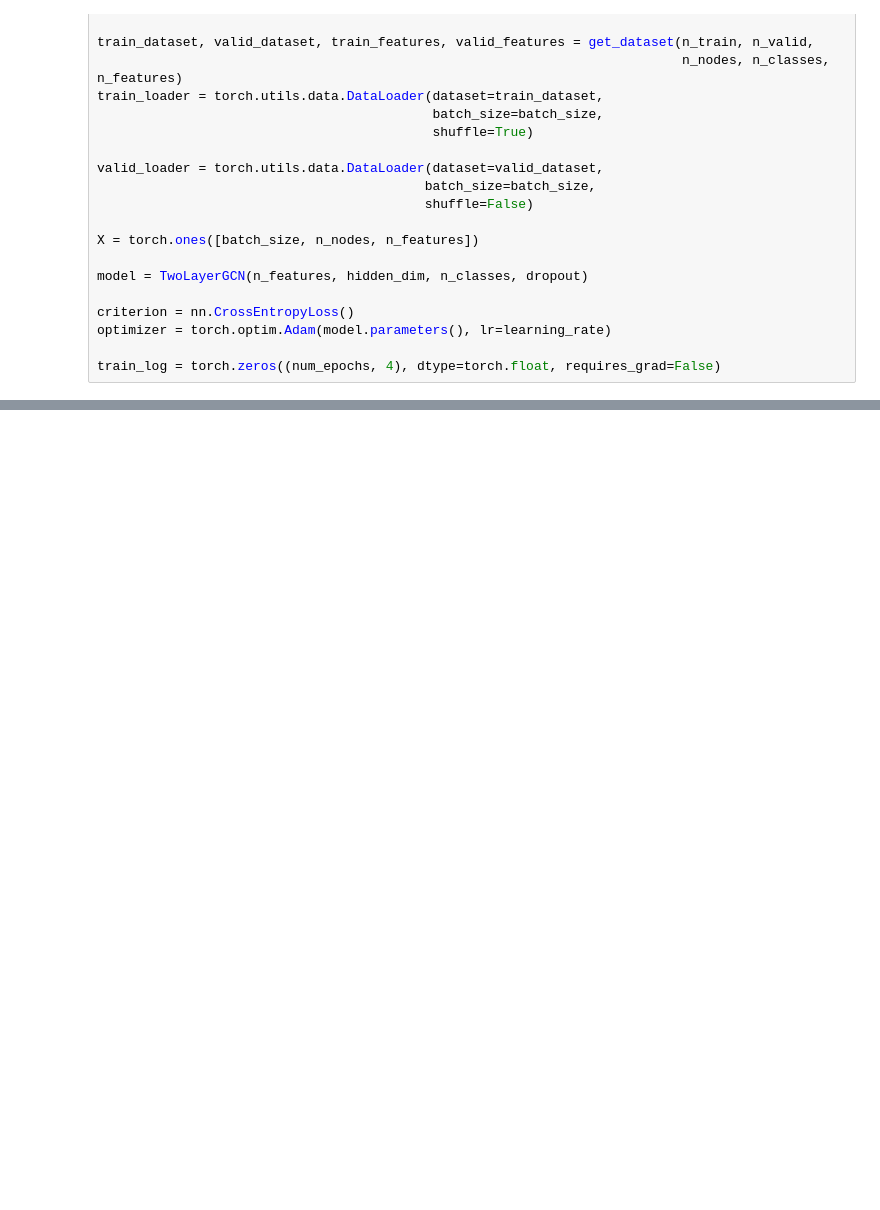
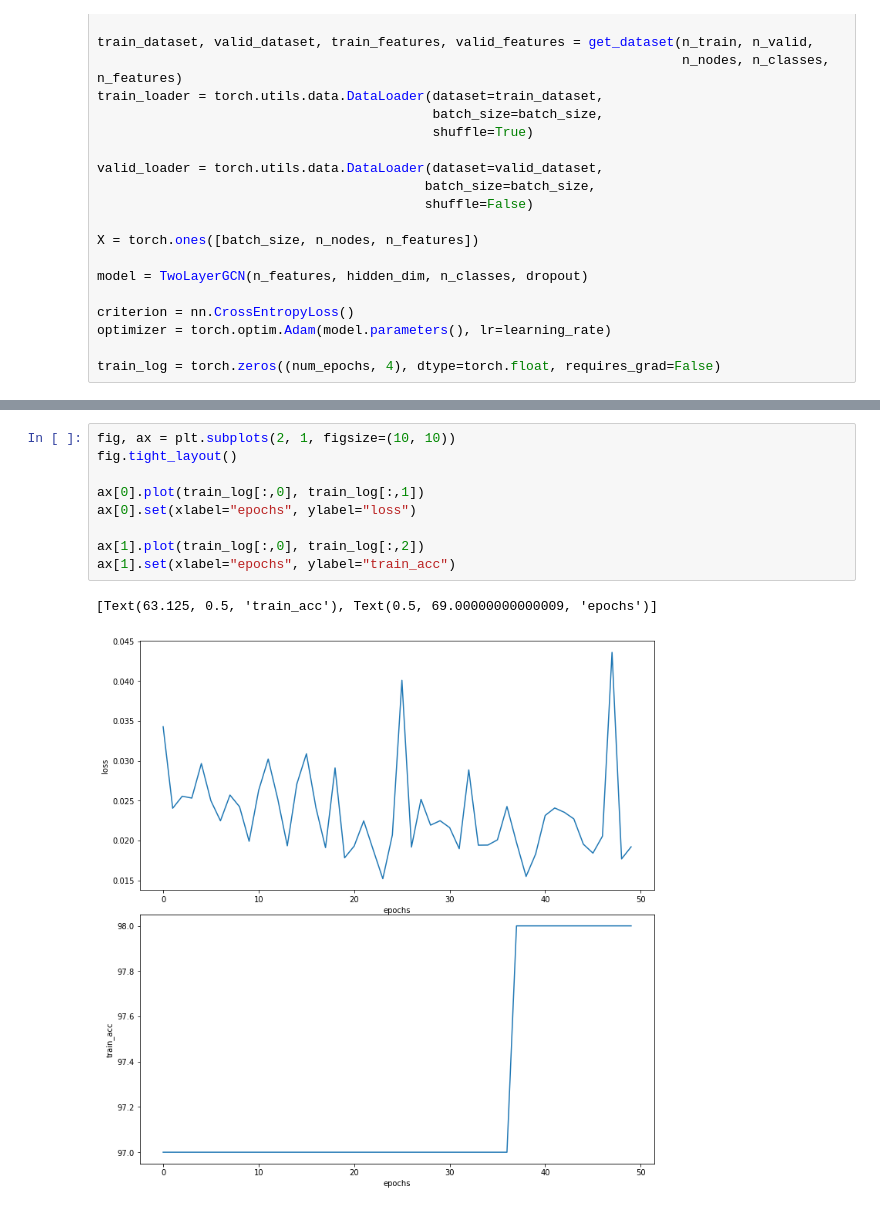
Before and after one commit to theatamna/PFE, a Jupyter notebook: test.ipynb, the cells around one changed output, grey strips where cells are left out. Drawn from its saved outputs; the diff is of its cells as text; blank space fills up the shorter version.

```diff
--- a/test.ipynb
+++ b/test.ipynb
@@ -198,0 +262,12 @@ ax[1].set(xlabel="epochs", ylabel="train_acc")
+# %%
+fig, ax = plt.subplots(2, 1, figsize=(10, 10))
+fig.tight_layout()
+
+ax[0].plot(train_log[:,0], train_log[:,1])
+ax[0].set(xlabel="epochs", ylabel="loss")
+
+ax[1].plot(train_log[:,0], train_log[:,2])
+ax[1].set(xlabel="epochs", ylabel="train_acc")
+# %% [output]
+[Text(63.125, 0.5, 'train_acc'), Text(0.5, 69.00000000000009, 'epochs')]
+[figure, added]
```
Also changed, not shown: parts of 5 cells of this notebook.
